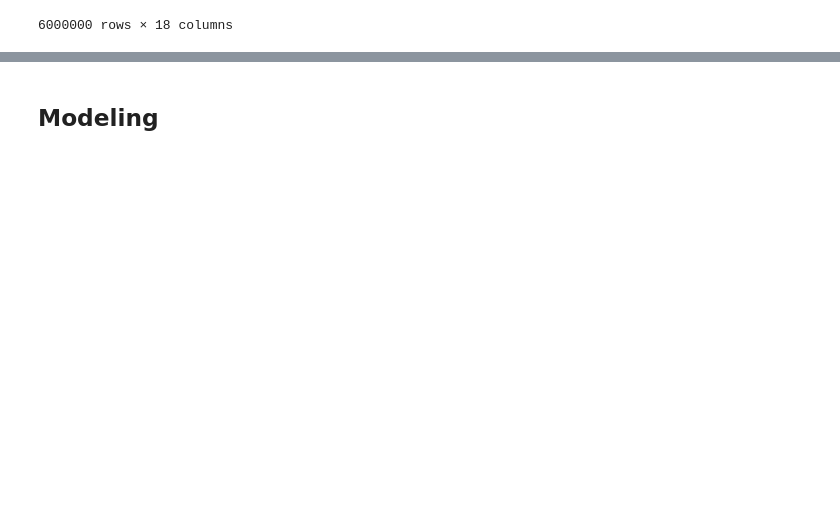
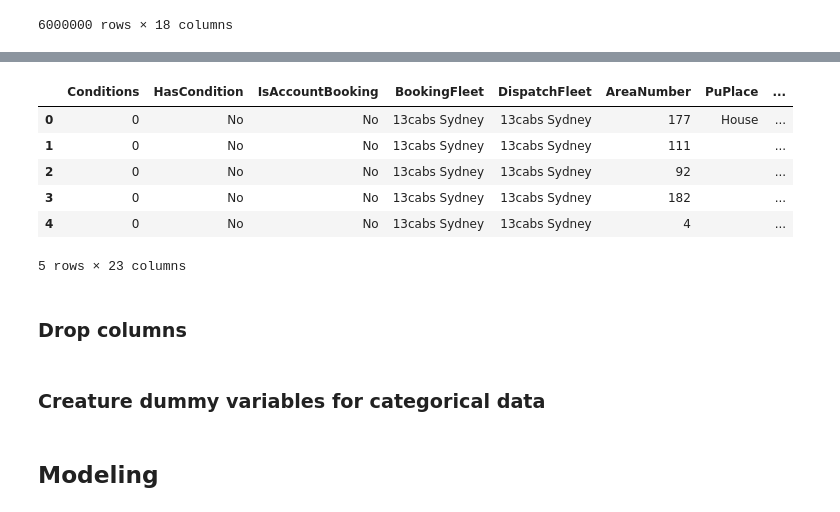
Before and after one commit to xhua0336/Taxi_booking_analysis, a Jupyter notebook: Modeling.ipynb, the cells around one changed output, grey strips where cells are left out. Drawn from its saved outputs; the diff is of its cells as text; code cells hidden in the pictures; blank space fills up the shorter version.

```diff
--- a/Modeling.ipynb
+++ b/Modeling.ipynb
@@ -189,0 +217,3 @@ KeyError: 'PupTime_by_hour'
+# %%
+pick = feature1['PuSuburb'].value_counts().tail(1000).keys().tolist() #<10
+pick
@@ -189,0 +238,14 @@ KeyError: 'PupTime_by_hour'
+# %%
+feature1['pick'] = np.where(feature1['PuSuburb'].isin(pick), True, False)
+# %%
+feature1.head()
+# %% [output]
+|  | Conditions | HasCondition | IsAccountBooking | BookingFleet | DispatchFleet | AreaNumber | PuPlace | ... |
+| 0 | 0 | No | No | 13cabs Sydney | 13cabs Sydney | 177 | House | ... |
+| 1 | 0 | No | No | 13cabs Sydney | 13cabs Sydney | 111 |  | ... |
+| 2 | 0 | No | No | 13cabs Sydney | 13cabs Sydney | 92 |  | ... |
+| 3 | 0 | No | No | 13cabs Sydney | 13cabs Sydney | 182 |  | ... |
+| 4 | 0 | No | No | 13cabs Sydney | 13cabs Sydney | 4 |  | ... |
+5 rows × 23 columns
+# %% [markdown]
+### Drop columns
@@ -190,3 +258,5 @@ KeyError: 'PupTime_by_hour'
+# %% [markdown]
+### Creature dummy variables for categorical data
 # %%
 %%time
 # BookingSource
```
Also changed, not shown: parts of 11 cells of this notebook.
